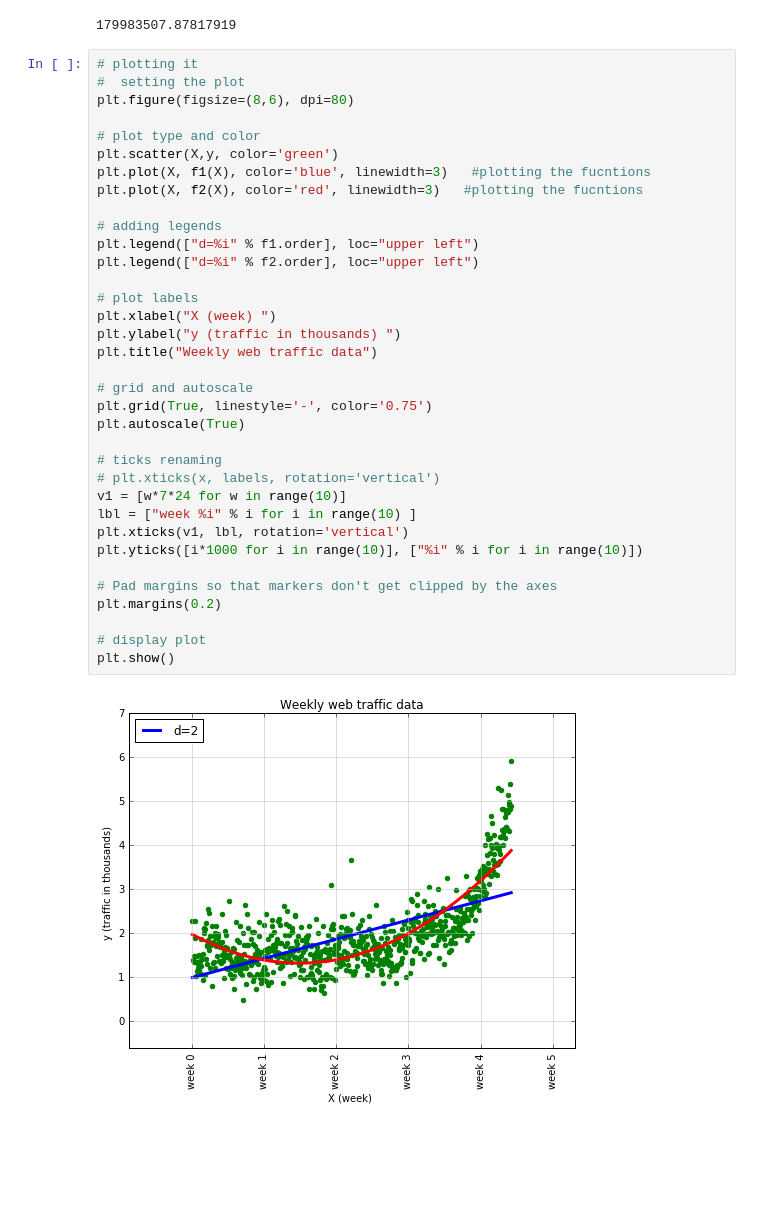
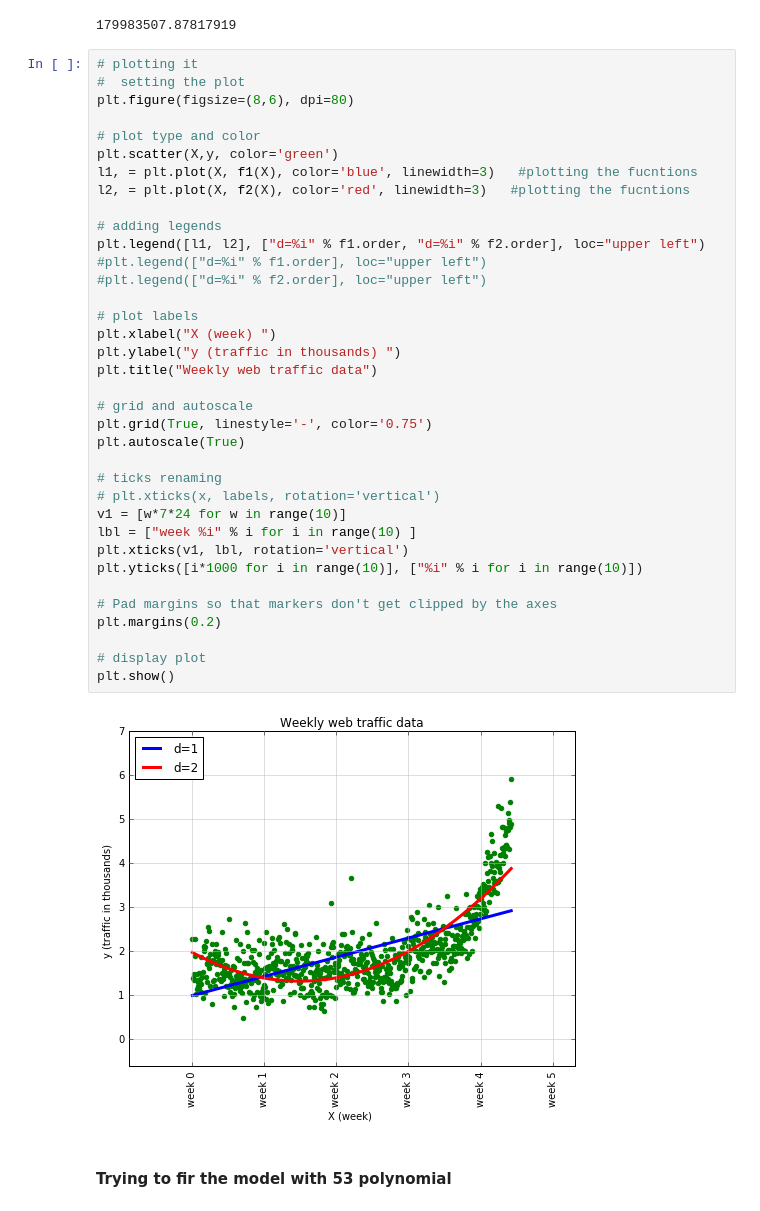
Before and after one commit to atulsingh0/MachineLearning, a Jupyter notebook: MLSwPython/CH01Learn.ipynb, the cells around one changed output. Drawn from its saved outputs; the diff is of its cells as text; blank space fills up the shorter version.

```diff
--- a/MLSwPython/CH01Learn.ipynb
+++ b/MLSwPython/CH01Learn.ipynb
@@ -176,35 +176,38 @@ rssErr(f2, X, y)
 #  setting the plot
 plt.figure(figsize=(8,6), dpi=80)
 
 # plot type and color
 plt.scatter(X,y, color='green')
-plt.plot(X, f1(X), color='blue', linewidth=3)   #plotting the fucntions
-plt.plot(X, f2(X), color='red', linewidth=3)   #plotting the fucntions
+l1, = plt.plot(X, f1(X), color='blue', linewidth=3)   #plotting the fucntions
+l2, = plt.plot(X, f2(X), color='red', linewidth=3)   #plotting the fucntions
 
 # adding legends
-plt.legend(["d=%i" % f1.order], loc="upper left")
-plt.legend(["d=%i" % f2.order], loc="upper left")
+plt.legend([l1, l2], ["d=%i" % f1.order, "d=%i" % f2.order], loc="upper left")
+#plt.legend(["d=%i" % f1.order], loc="upper left")
+#plt.legend(["d=%i" % f2.order], loc="upper left")
 
 # plot labels
 plt.xlabel("X (week) ")
 plt.ylabel("y (traffic in thousands) ")
 plt.title("Weekly web traffic data")
 
 # grid and autoscale
 plt.grid(True, linestyle='-', color='0.75')
 plt.autoscale(True)
 
 # ticks renaming
 # plt.xticks(x, labels, rotation='vertical')
 v1 = [w*7*24 for w in range(10)]
 lbl = ["week %i" % i for i in range(10) ]
 plt.xticks(v1, lbl, rotation='vertical')
 plt.yticks([i*1000 for i in range(10)], ["%i" % i for i in range(10)])
 
 # Pad margins so that markers don't get clipped by the axes
 plt.margins(0.2)
 
 # display plot
 plt.show()
 # %% [output]
-[figure, old version]
+[figure, new version]
+# %% [markdown]
+#### Trying to fir the model with 53 polynomial
```
Also changed, not shown: parts of 10 cells of this notebook, 4 other files.
